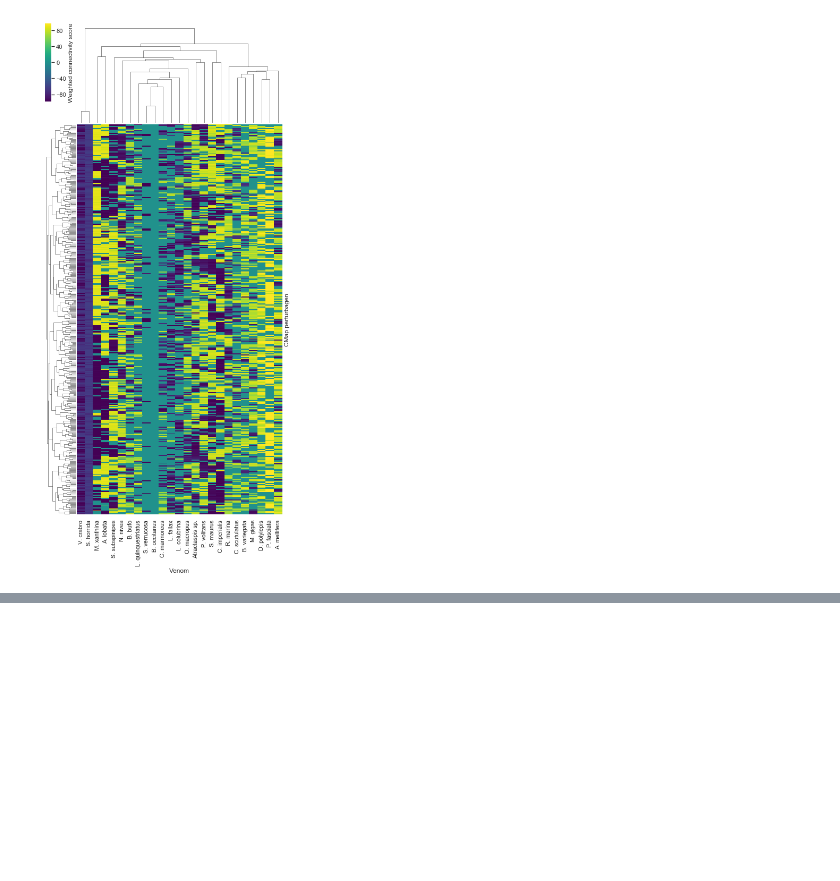
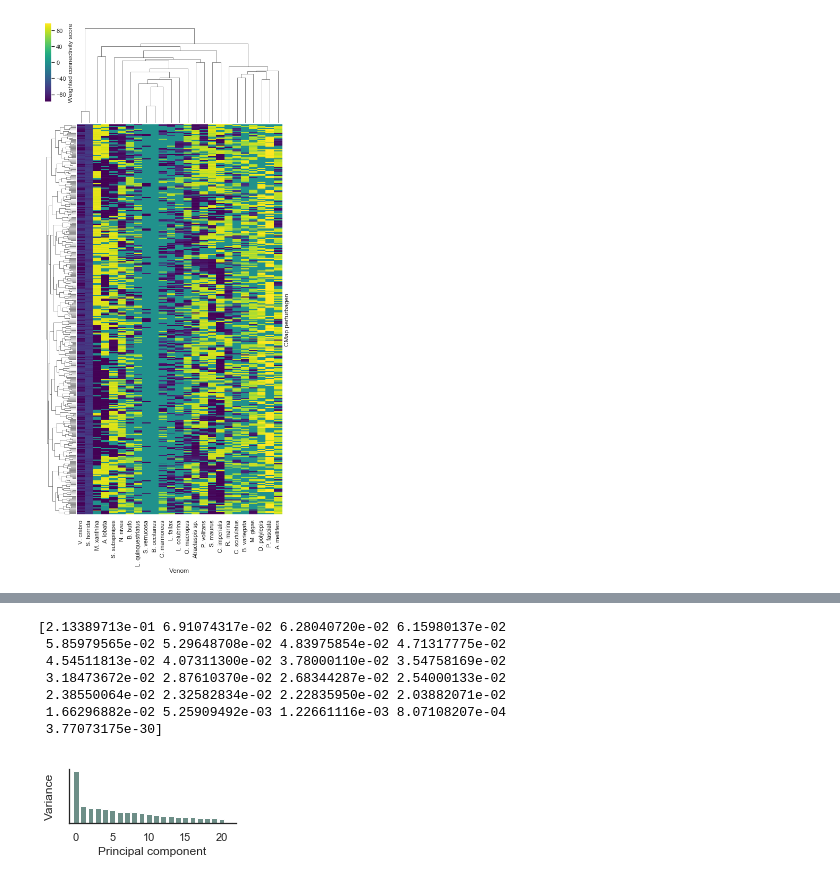
Before and after one commit to JDRomano2/venomSeq, a Jupyter notebook: doc/examples/Visualizations.ipynb, the cells around one changed output, grey strips where cells are left out. Saved outputs shown, nothing was run; the diff lists cells and outputs as text; code cells hidden in the pictures; blank space fills up the shorter version.

```diff
--- a/doc/examples/Visualizations.ipynb
+++ b/doc/examples/Visualizations.ipynb
@@ -240,0 +264,23 @@ g.ax_heatmap.get_xaxis().set_ticklabels(new_xticklabels, rotation="vertical")
+# %%
+# Explained variance plot
+ev = pca.explained_variance_ratio_
+print(ev)
+(fig, ax) = plt.subplots(1,1, figsize=(3,1))
+
+ax.bar(range(len(ev)), ev, color='#6D8E87')
+sns.despine()
+ax.set_xlim(-1,22)
+ax.set(yticklabels=[])
+ax.set(xlabel='Principal component')
+ax.set(ylabel='Variance')
+
+fig.savefig("explained_var.pdf", bbox_inches='tight')
+# %% [output]
+[2.13389713e-01 6.91074317e-02 6.28040720e-02 6.15980137e-02
+ 5.85979565e-02 5.29648708e-02 4.83975854e-02 4.71317775e-02
+ 4.54511813e-02 4.07311300e-02 3.78000110e-02 3.54758169e-02
+ 3.18473672e-02 2.87610370e-02 2.68344287e-02 2.54000133e-02
+ 2.38550064e-02 2.32582834e-02 2.22835950e-02 2.03882071e-02
+ 1.66296882e-02 5.25909492e-03 1.22661116e-03 8.07108207e-04
+ 3.77073175e-30]
+[figure, added]
```
Also changed, not shown: parts of 4 cells of this notebook, 3 other files.
